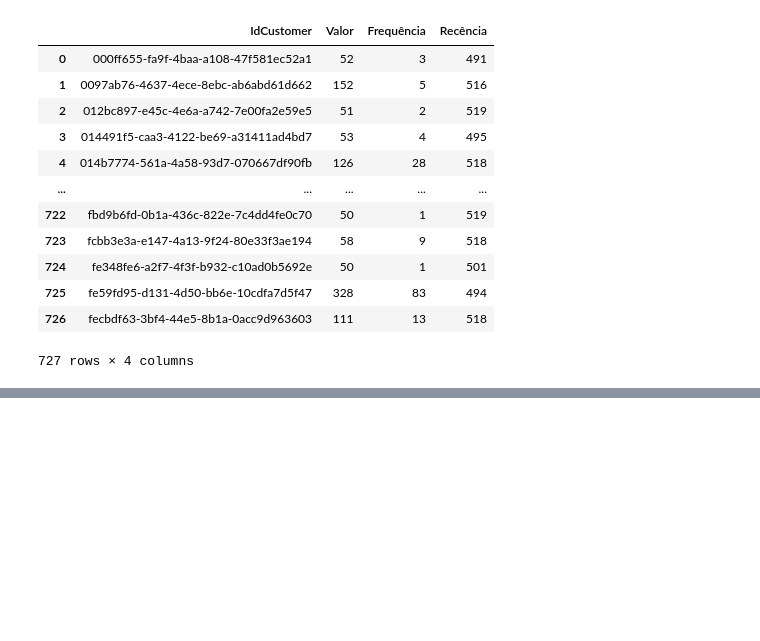
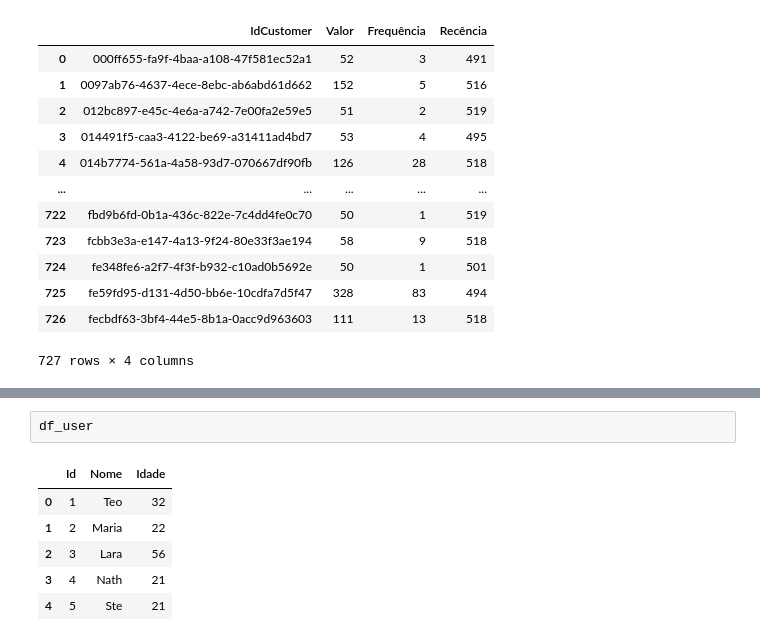
Before and after one commit to stephanyresque/Estudos, a Jupyter notebook: pandas/aula_04.ipynb, the cells around one changed output, grey strips where cells are left out. Drawn from its saved outputs; the diff is of its cells as text; blank space fills up the shorter version.

```diff
--- a/pandas/aula_04.ipynb
+++ b/pandas/aula_04.ipynb
@@ -263,0 +282,9 @@ df.groupby(["IdCustomer"]).agg(
+# %%
+df_user
+# %% [output]
+|  | Id | Nome | Idade |
+| 0 | 1 | Teo | 32 |
+| 1 | 2 | Maria | 22 |
+| 2 | 3 | Lara | 56 |
+| 3 | 4 | Nath | 21 |
+| 4 | 5 | Ste | 21 |
```
Also changed, not shown: parts of 5 cells of this notebook.
